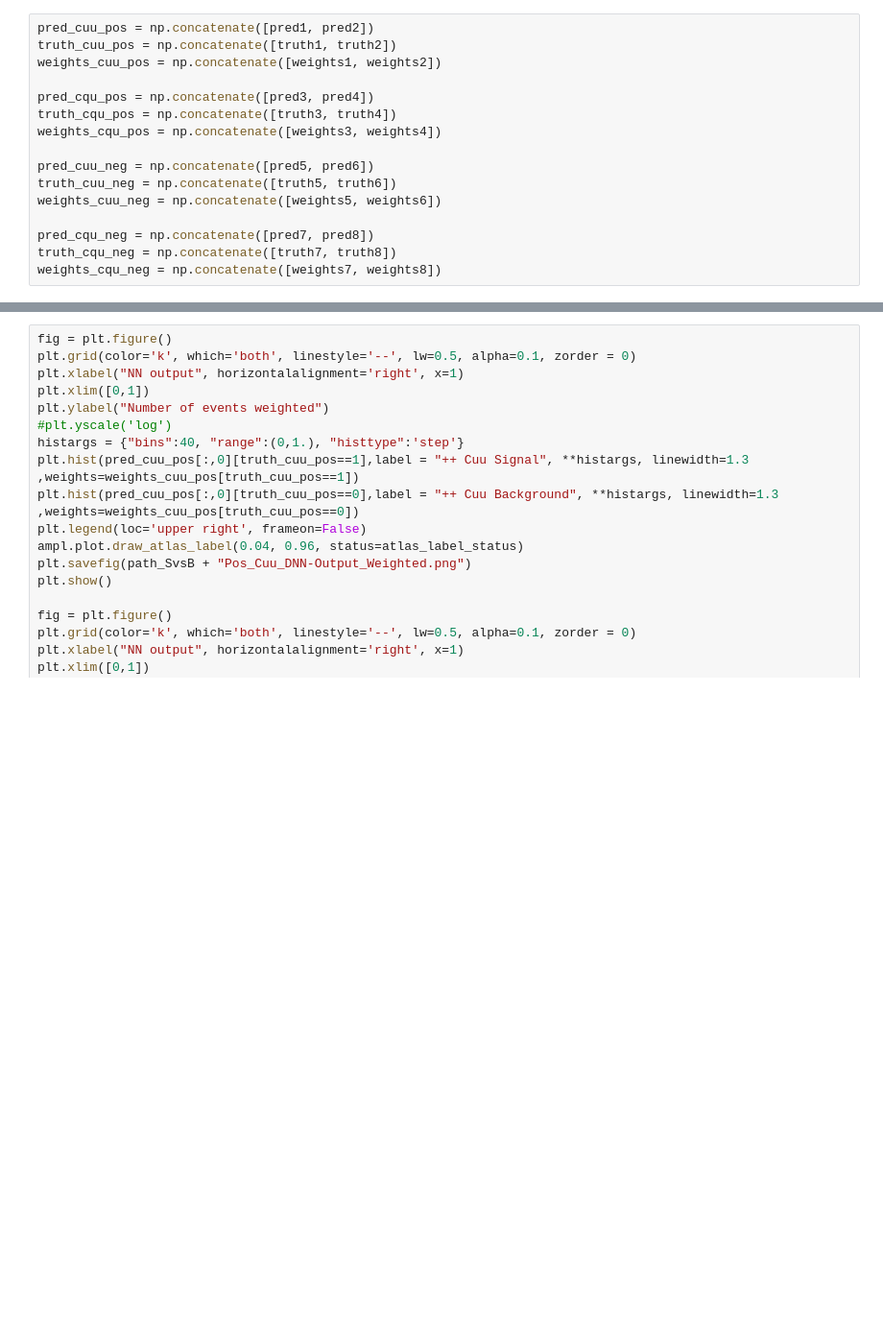
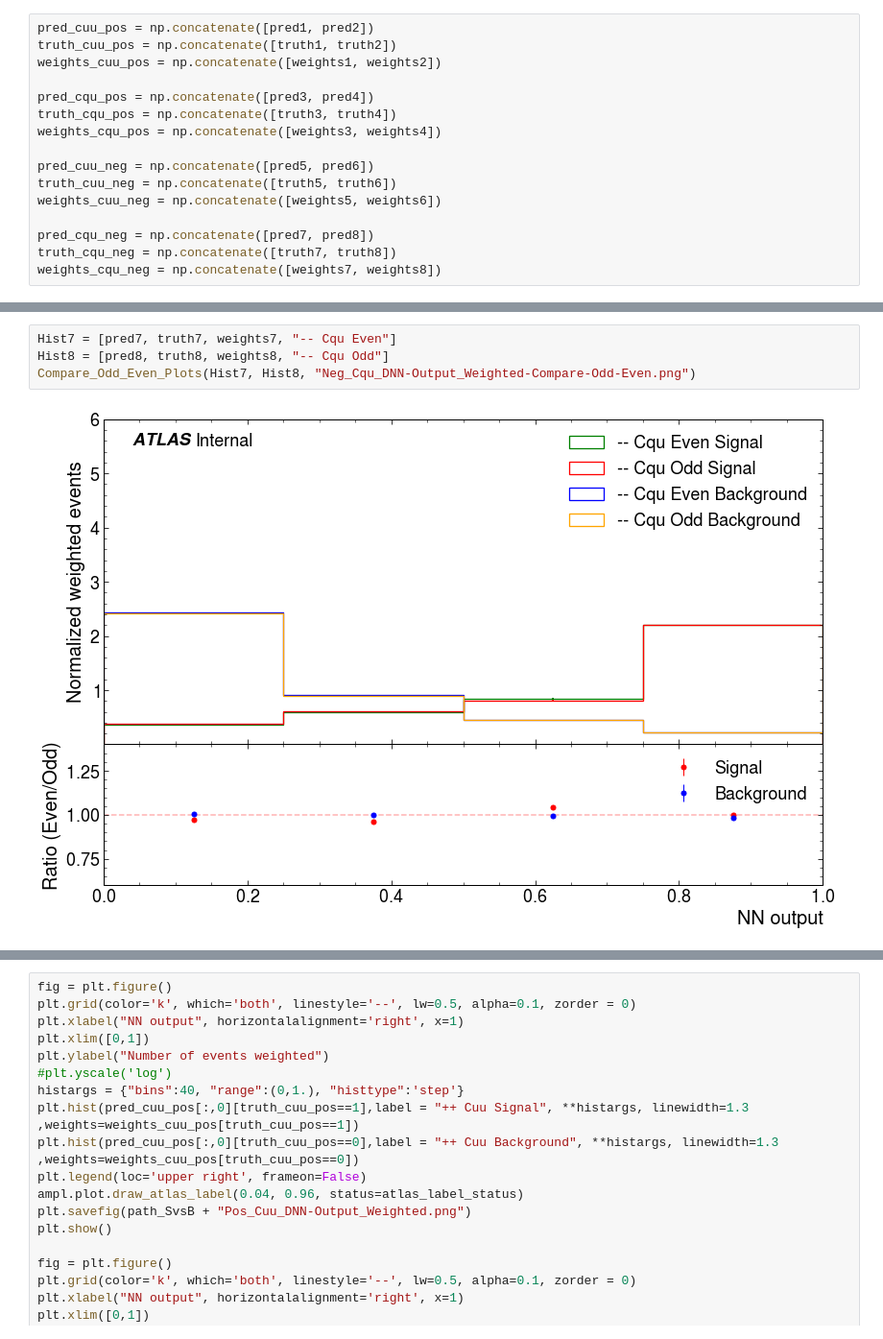
Before and after one commit to AaronvanderGraaf/NN_for_sstt, a Jupyter notebook: NN/SvsS_Final_6Vars_without_More_Vars.ipynb, the cells around one changed output, grey strips where cells are left out. Shown at 96% size. Saved outputs shown, nothing was run; the diff lists cells and outputs as text; blank space fills up the shorter version.

```diff
--- a/NN/SvsS_Final_6Vars_without_More_Vars.ipynb
+++ b/NN/SvsS_Final_6Vars_without_More_Vars.ipynb
@@ -1045,0 +1175,6 @@ weights_cqu_neg = np.concatenate([weights7, weights8])
+# %%
+Hist7 = [pred7, truth7, weights7, "-- Cqu Even"]
+Hist8 = [pred8, truth8, weights8, "-- Cqu Odd"]
+Compare_Odd_Even_Plots(Hist7, Hist8, "Neg_Cqu_DNN-Output_Weighted-Compare-Odd-Even.png")
+# %% [output]
+[figure, added]
```
Also changed, not shown: parts of 17 cells of this notebook, 20 other files.
